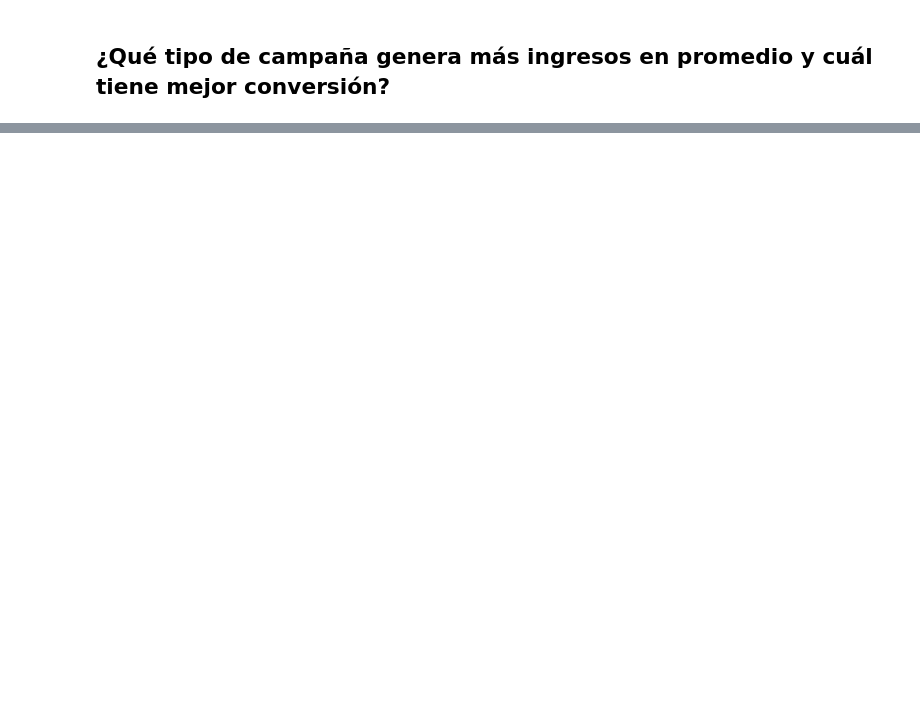
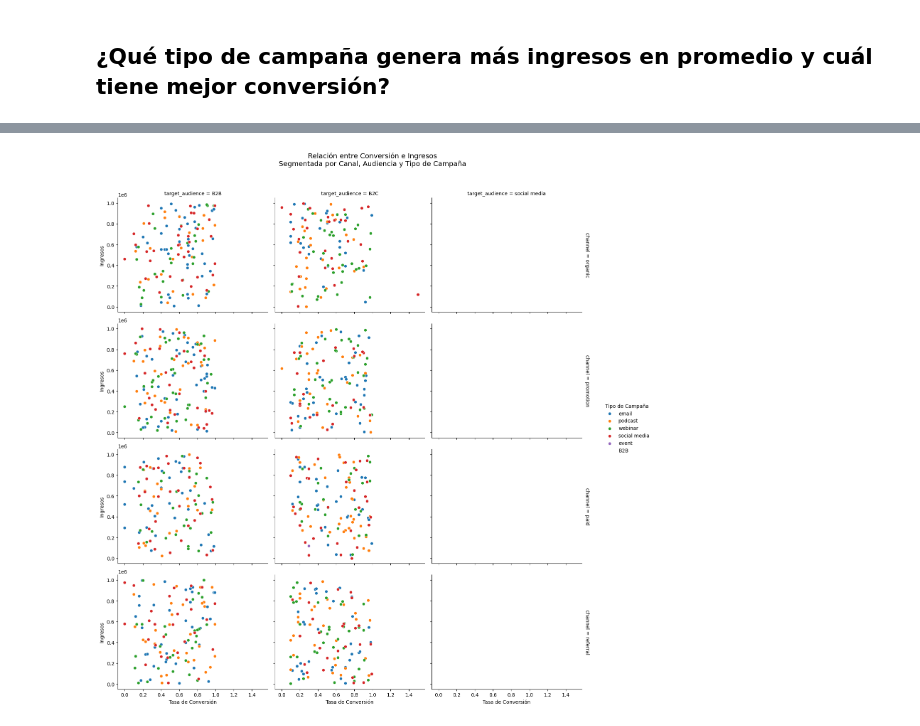
Before and after one commit to vfpomer/Marketing_app, a Jupyter notebook: notebooks/marketing_eda.ipynb, the cells around one changed output, grey strips where cells are left out. Saved outputs shown, nothing was run; the diff lists cells and outputs as text; code cells hidden in the pictures; blank space fills up the shorter version.

```diff
--- a/notebooks/marketing_eda.ipynb
+++ b/notebooks/marketing_eda.ipynb
@@ -366,0 +405,16 @@ En resumen, es recomendable segmentar más los datos y explorar otros factores q
+# %%
+#Segmentar más finamente por canal, producto y audiencia
+# # Filtrar filas con datos completos
+df_valid = df.dropna(subset=["conversion_rate", "revenue", "type"])
+
+# Crear gráfico de dispersión segmentado por canal y audiencia
+g = sns.FacetGrid(df_valid, row="channel", col="target_audience", hue="type", margin_titles=True, height=4, aspect=1.2)
+g.map_dataframe(sns.scatterplot, x="conversion_rate", y="revenue")
+g.add_legend(title="Tipo de Campaña")
+g.set_axis_labels("Tasa de Conversión", "Ingresos")
+g.fig.subplots_adjust(top=0.9)
+g.fig.suptitle("Relación entre Conversión e Ingresos\nSegmentada por Canal, Audiencia y Tipo de Campaña", fontsize=14)
+
+plt.show()
+# %% [output]
+[figure, added]
```
Also changed, not shown: parts of 38 cells of this notebook, 2 other files.
